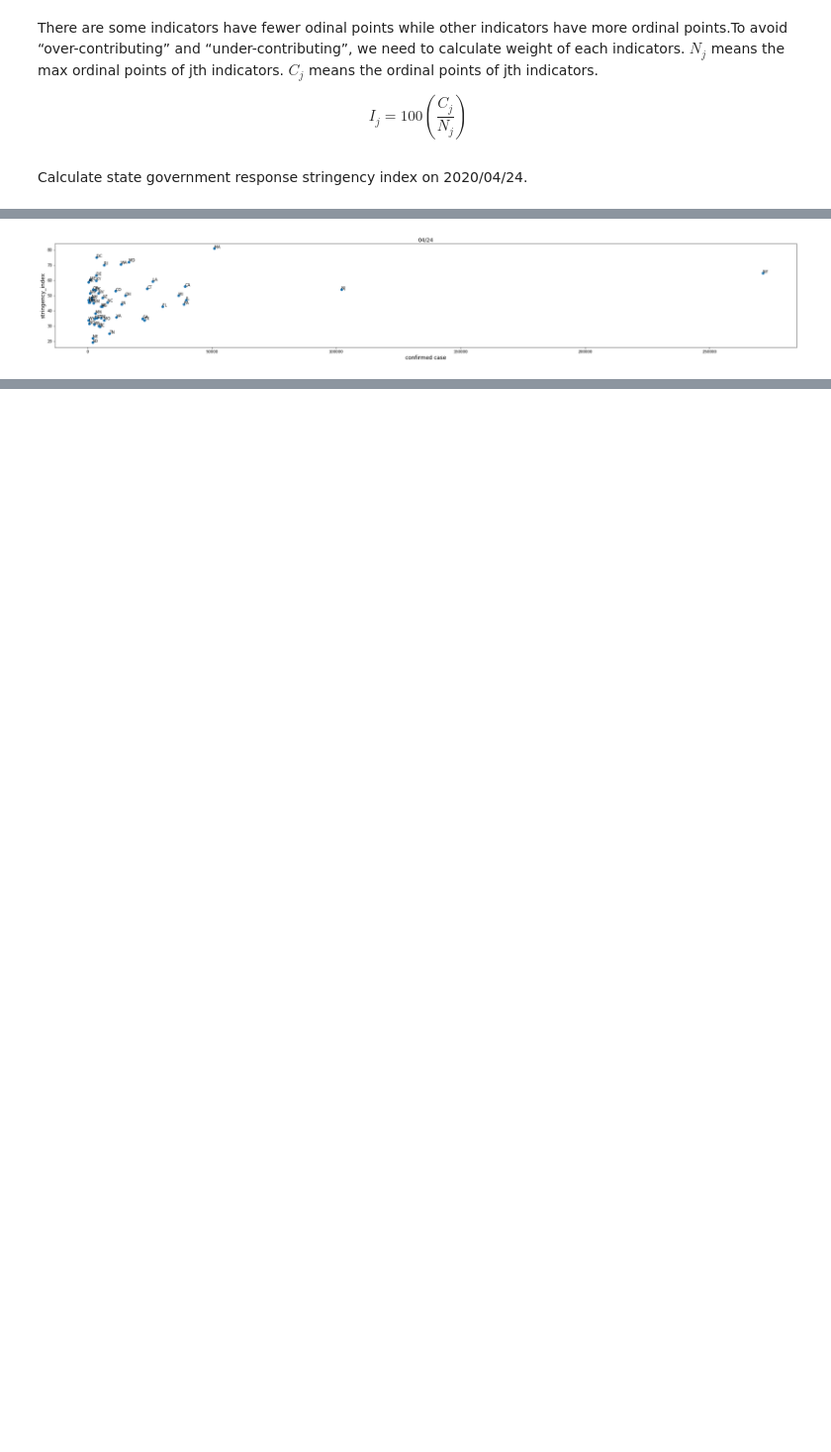
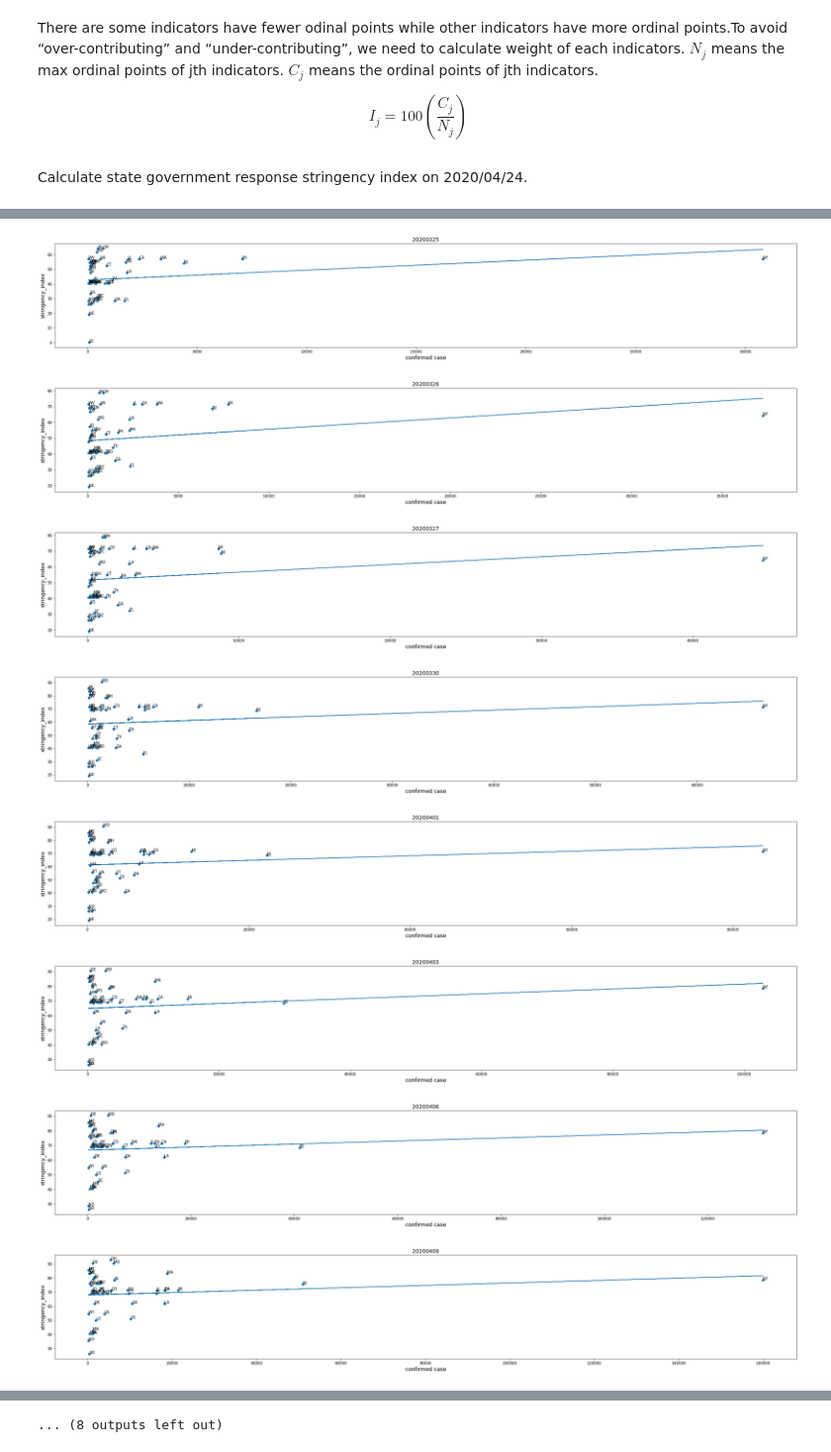
Before and after one commit to iamzhaihy/BD2020-Final-Project, a Jupyter notebook: Data Processing.ipynb, the cells around one changed output, grey strips where cells are left out. Shown at 99% size. Drawn from its saved outputs; the diff is of its cells as text; code cells hidden in the pictures; blank space fills up the shorter version.

Commit message:
recalculate state stringency index and revisualization

```diff
--- a/Data Processing.ipynb
+++ b/Data Processing.ipynb
@@ -1368,11 +1083,14 @@ def getcode(l):
             if statecode[key]==i:
                 codes.append(key)
     return codes
-state_case_on_04_24_df=pd.read_csv('./processed_data/state_cases.csv')
-state_case_on_04_24=state_case_on_04_24_df[state_case_on_04_24_df['date'].isin([20200424])]
+state_case_df=pd.read_csv('./processed_data/state_cases.csv')
+state_index_merged=[]
+for i in range(len(filename_list)):
+    intdate=20200000+int(filename_list[i][9:11]+filename_list[i][12:14])
+    state_case_temp=state_case_df[state_case_df['date'].isin([intdate])]
+    state_index[i].rename(columns={'location':'state_name'}, inplace=True)
 
-
-state_merged_on_04_24=pd.merge(state_case_on_04_24, state_index, on=['state_name'])
-state_merged_on_04_24['state_code']=getcode(state_merged_on_04_24['state_name'])
-state_merged_on_04_24
+    state_index_merged.append(pd.merge(state_case_temp, state_index[i], on=['state_name']))
+    state_index_merged[i]['state_code']=getcode(state_index_merged[i]['state_name'])
+state_index_merged[0].head(3)
 # %% [output]
@@ -1397,15 +1101,25 @@ state_merged_on_04_24
 # %%
-x = state_merged_on_04_24['confirmed']
-y = state_merged_on_04_24['stringency_index']
-txt = state_merged_on_04_24['state_code']
+for i in range(len(filename_list)):
+    x = state_index_merged[i]['confirmed']
+    y = state_index_merged[i]['stringency_index']
+    txt = state_index_merged[i]['state_code']
 
-plt.figure(num=3, figsize=(35, 5))
-plt.scatter(x,y,s = 36)
-plt.ylabel('stringency_index', fontsize=14)
-plt.xlabel('confirmed case', fontsize=14)
-plt.title('04/24', fontsize=14)
-for i in range(len(x)):
-    plt.annotate(txt[i], xy = (x[i], y[i]), xytext = (x[i]+0.1, y[i]+0.1))
-plt.show()
+    plt.figure(num=3, figsize=(35, 5))
+    plt.scatter(x,y,s = 36)
+    plt.ylabel('stringency_index', fontsize=14)
+    plt.xlabel('confirmed case', fontsize=14)
+    plt.title(state_index_merged[i]['date'][0], fontsize=14)
+    m, b = np.polyfit(x, y, 1)
+    plt.plot(x, m*x + b)
+    for i in range(len(x)):
+        plt.annotate(txt[i], xy = (x[i], y[i]), xytext = (x[i]+0.1, y[i]+0.1))
+    plt.show()
 # %% [output]
-[figure, old version]
+[figure, new version]
+[figure, added]
+[figure, added]
+[figure, added]
+[figure, added]
+[figure, added]
+[figure, added]
+[figure, added]
@@ -1411,0 +1130 @@ plt.show()
+... (8 outputs left out)
```
Also changed, not shown: parts of 24 cells of this notebook, 5 other files.
